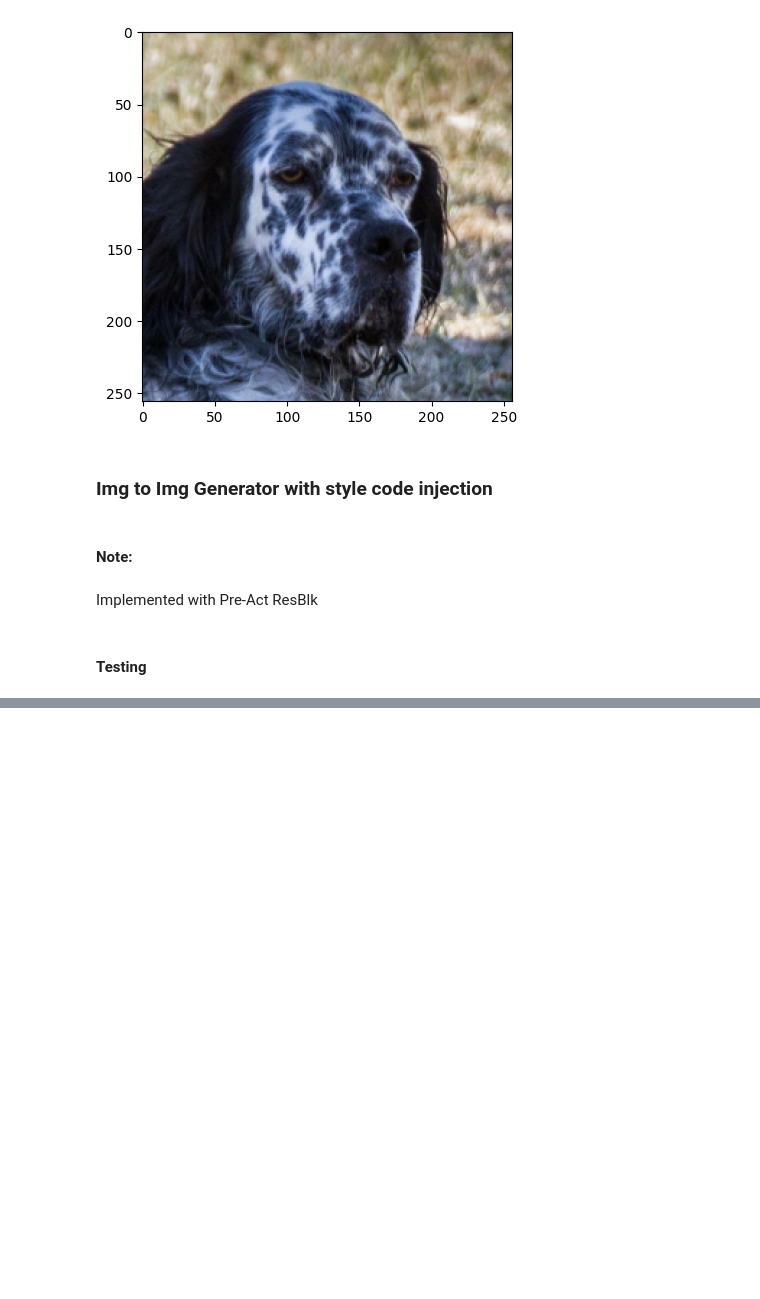
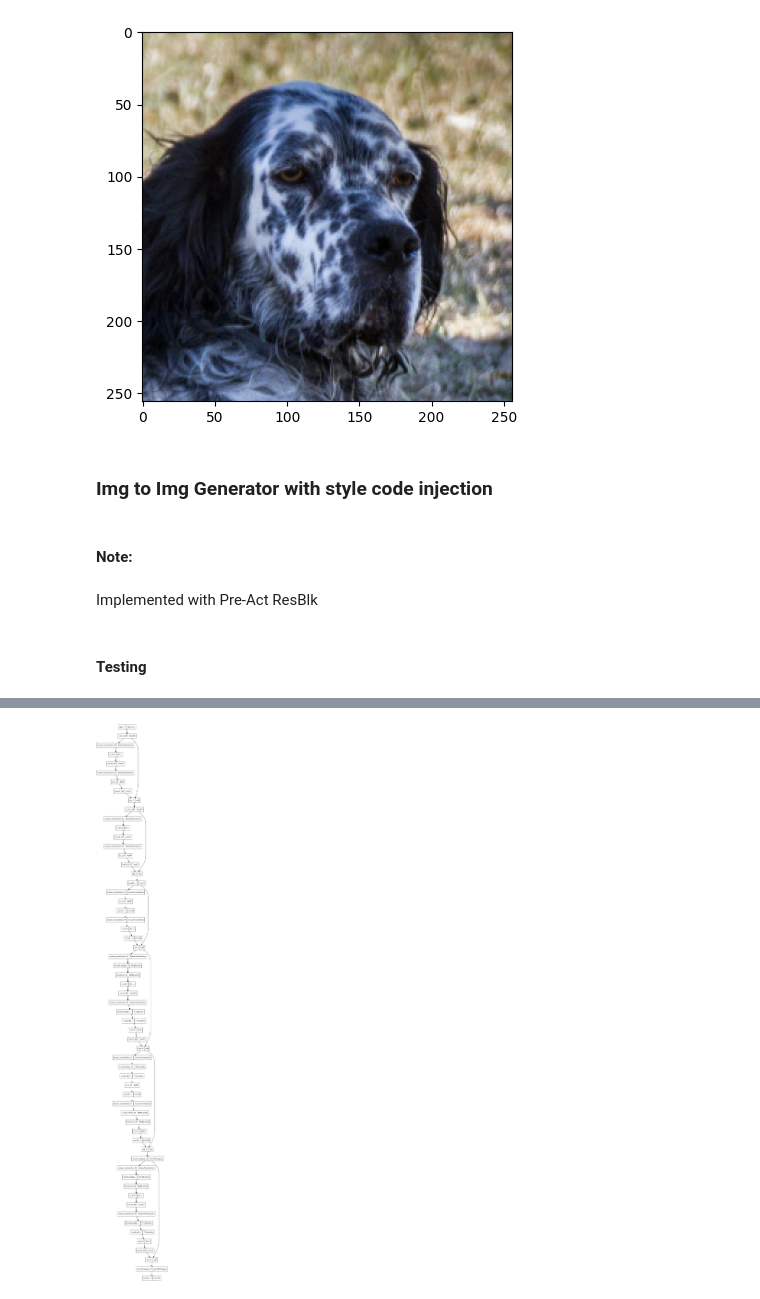
Before and after one commit to tlaw009/GAN-devel, a Jupyter notebook: StarGAN-v2.ipynb, the cells around one changed output, grey strips where cells are left out. Saved outputs shown, nothing was run; the diff lists cells and outputs as text; code cells hidden in the pictures; blank space fills up the shorter version.

```diff
--- a/StarGAN-v2.ipynb
+++ b/StarGAN-v2.ipynb
@@ -153,3 +231,7 @@ for img, l in train_ds.take(1):
+# %%
+tf.keras.utils.plot_model(g_t.build_graph())
+# %% [output]
+[figure, added]
 # %%
 g_t.summary()
 # %% [output]
```
Also changed, not shown: parts of 14 cells of this notebook, 1 other file.
